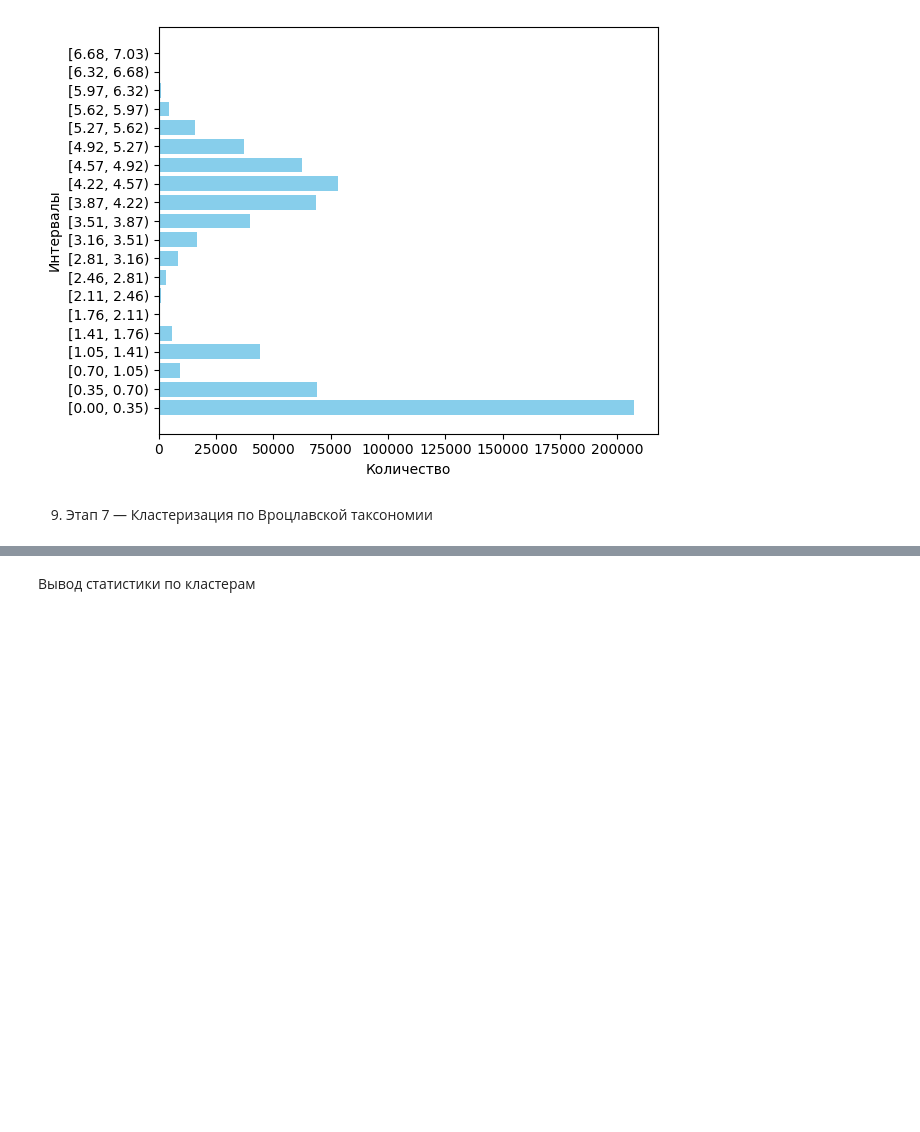
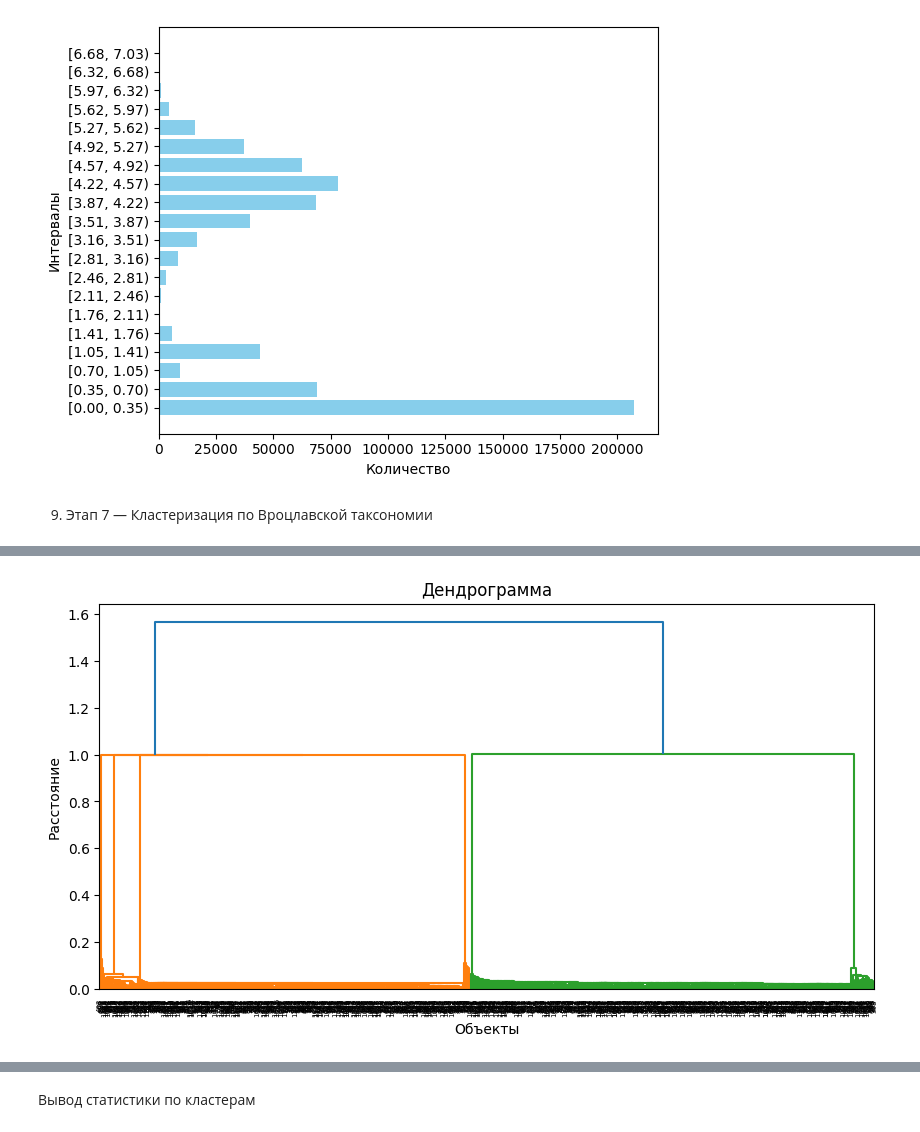
Before and after one commit to 8iKENTi8/Static-methods, a Jupyter notebook: Lab3/lab3.ipynb, the cells around one changed output, grey strips where cells are left out. Saved outputs shown, nothing was run; the diff lists cells and outputs as text; code cells hidden in the pictures; blank space fills up the shorter version.

```diff
--- a/Lab3/lab3.ipynb
+++ b/Lab3/lab3.ipynb
@@ -427,0 +426,20 @@ plt.show()
+# %%
+from scipy.cluster.hierarchy import linkage, dendrogram
+from scipy.spatial.distance import squareform
+import matplotlib.pyplot as plt
+
+# Преобразуем матрицу расстояний к condensed form
+condensed_dist = squareform(distance_matrix)
+
+# Иерархическая кластеризация
+Z = linkage(condensed_dist, method='single')
+
+# Визуализация дендрограммы
+plt.figure(figsize=(10, 5))
+dendrogram(Z)
+plt.title("Дендрограмма")
+plt.xlabel("Объекты")
+plt.ylabel("Расстояние")
+plt.show()
+# %% [output]
+[figure, added]
```
Also changed, not shown: parts of 14 cells of this notebook.
